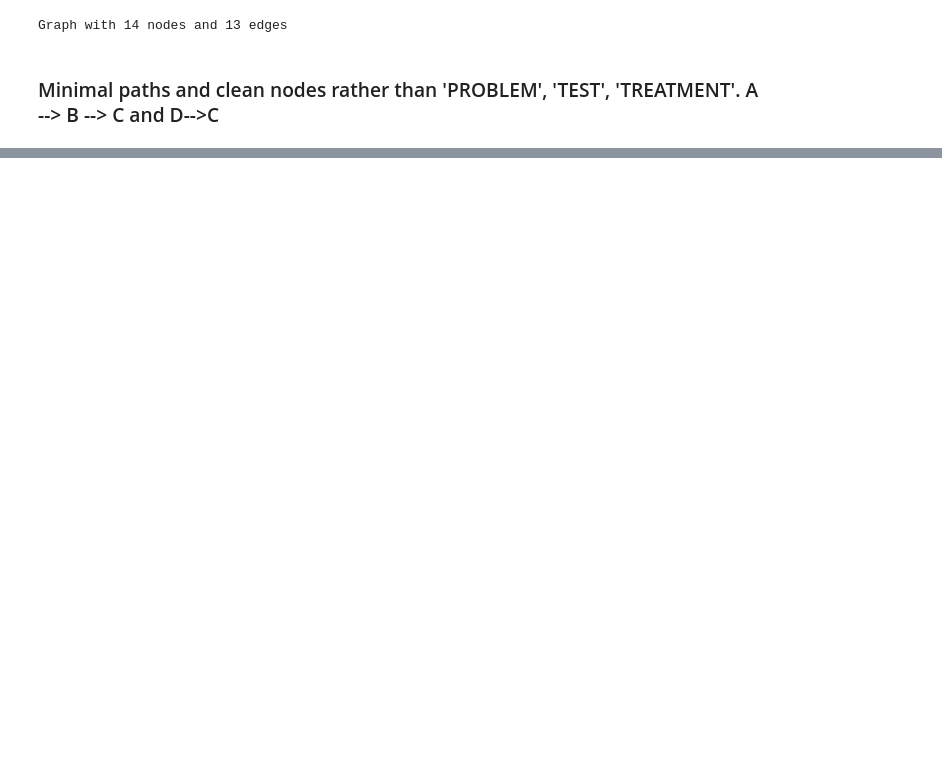
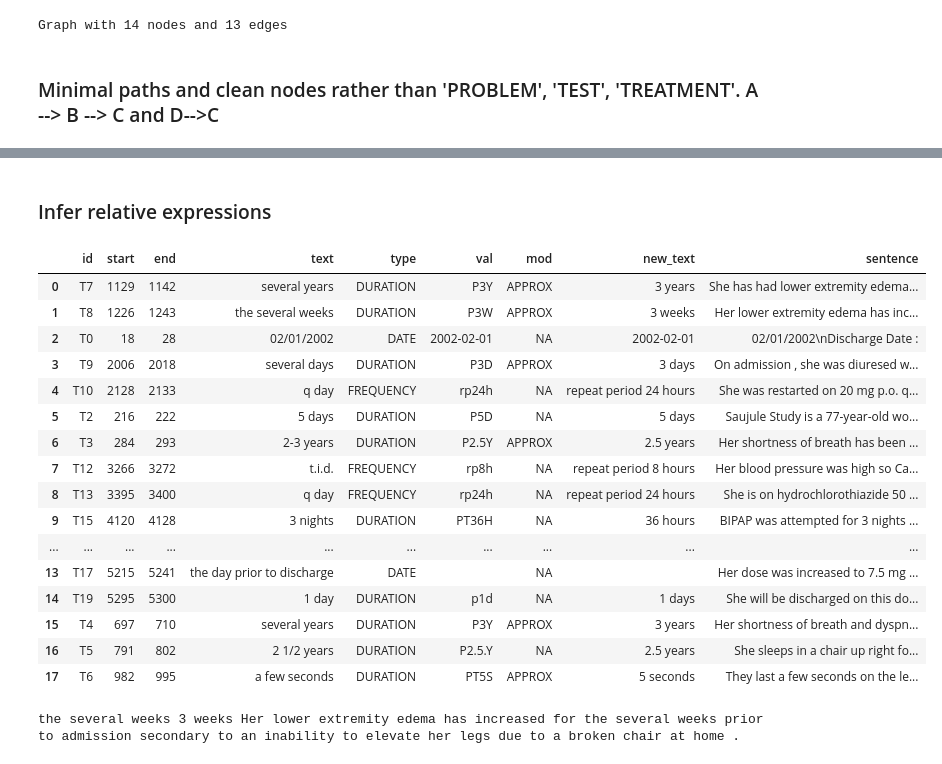
Before and after one commit to wtgme/Temporal_relation, a Jupyter notebook: data_builder.ipynb, the cells around one changed output, grey strips where cells are left out. Saved outputs shown, nothing was run; the diff lists cells and outputs as text; code cells hidden in the pictures; blank space fills up the shorter version.

```diff
--- a/data_builder.ipynb
+++ b/data_builder.ipynb
@@ -365,3 +418,6 @@ def remove_redundant_edges(G):
     return G
 # %%
 mergaed_G_clean = remove_redundant_edges(mergaed_G_clean)
+# %%
+node = 'T8'
+print(node, mergaed_G_clean.nodes[node])
@@ -604,0 +680,2 @@ Path 7: any pleural chest pain -- before --> [02/01/2002]
+# %% [markdown]
+### Infer relative expressions
@@ -604,0 +767,60 @@ Path 7: any pleural chest pain -- before --> [02/01/2002]
+# %%
+def section_time(doc_id, data, section='all'):
+    text = data[doc_id]['ClinicalNarrativeTemporalAnnotation']['TEXT']
+
+    history_start = text.index('HISTORY OF PRESENT ILLNESS ')
+    substrings = ['HOSPITAL COURSE']
+    history_end = find_first_regex(text, substrings)
+
+    sect_start, sect_end = 0, len(text)
+    if section == 'history':
+        sect_start, sect_end = history_start, history_end
+    elif section == 'other':
+        sect_start, sect_end = history_end, len(text)
+    # print(text[sect_start:sect_end])
+
+    # Remove duplicated admission and discharge time.
+    # adm_dis = pd.DataFrame(data[doc_id]['ClinicalNarrativeTemporalAnnotation']['TAGS']['SECTIME'])
+    times = pd.DataFrame(data[doc_id]['ClinicalNarrativeTemporalAnnotation']['TAGS']['TIMEX3'])
+    times['start'] = times['start'].astype(int)
+    times['end'] = times['end'].astype(int)
+    if section == 'history':
+        times = times.loc[((times['start']>=sect_start) & (times['end']<=sect_end)) | (times['id']=='T0')]
+    elif section == 'other':
+        times = times.loc[((times['start']>=sect_start) & (times['end']<=sect_end))| (times['id']=='T1')]
+    else:
+        times = times.loc[((times['start']>=sect_start) & (times['end']<=sect_end))| (times['id'].isin(['T0', 'T1']))]
+
+    times['new_text'] = times['val'].apply(extract_duration)
+    times['sentence'] = times.apply(lambda row: find_boundary_newlines(text, row['start'], row['end']), axis=1)
+    return times, text[:history_start] + text[sect_start:sect_end]
+
+    # return G, text[sect_start:sect_end]
+# %%
+times, context = section_time('36.xml', train_data)
+# %%
+times
+# %% [output]
+|  | id | start | end | text | type | val | mod | new_text | sentence |
+| 0 | T7 | 1129 | 1142 | several years | DURATION | P3Y | APPROX | 3 years | She has had lower extremity edema... |
+| 1 | T8 | 1226 | 1243 | the several weeks | DURATION | P3W | APPROX | 3 weeks | Her lower extremity edema has inc... |
+| 2 | T0 | 18 | 28 | 02/01/2002 | DATE | 2002-02-01 | NA | 2002-02-01 | 02/01/2002\nDischarge Date : |
+| 3 | T9 | 2006 | 2018 | several days | DURATION | P3D | APPROX | 3 days | On admission , she was diuresed w... |
+| 4 | T10 | 2128 | 2133 | q day | FREQUENCY | rp24h | NA | repeat period 24 hours | She was restarted on 20 mg p.o. q... |
+| 5 | T2 | 216 | 222 | 5 days | DURATION | P5D | NA | 5 days | Saujule Study is a 77-year-old wo... |
+| 6 | T3 | 284 | 293 | 2-3 years | DURATION | P2.5Y | APPROX | 2.5 years | Her shortness of breath has been ... |
+| 7 | T12 | 3266 | 3272 | t.i.d. | FREQUENCY | rp8h | NA | repeat period 8 hours | Her blood pressure was high so Ca... |
+| 8 | T13 | 3395 | 3400 | q day | FREQUENCY | rp24h | NA | repeat period 24 hours | She is on hydrochlorothiazide 50 ... |
+| 9 | T15 | 4120 | 4128 | 3 nights | DURATION | PT36H | NA | 36 hours | BIPAP was attempted for 3 nights ... |
+| ... | ... | ... | ... | ... | ... | ... | ... | ... | ... |
+| 13 | T17 | 5215 | 5241 | the day prior to discharge | DATE |  | NA |  | Her dose was increased to 7.5 mg ... |
+| 14 | T19 | 5295 | 5300 | 1 day | DURATION | p1d | NA | 1 days | She will be discharged on this do... |
+| 15 | T4 | 697 | 710 | several years | DURATION | P3Y | APPROX | 3 years | Her shortness of breath and dyspn... |
+| 16 | T5 | 791 | 802 | 2 1/2 years | DURATION | P2.5.Y | NA | 2.5 years | She sleeps in a chair up right fo... |
+| 17 | T6 | 982 | 995 | a few seconds | DURATION | PT5S | APPROX | 5 seconds | They last a few seconds on the le... |
+# %%
+row = times.iloc[1]
+time_exp, new_text, sentence = row['text'], row['new_text'], row['sentence']
+print(time_exp, new_text, sentence)
+# %% [output]
+the several weeks 3 weeks Her lower extremity edema has increased for the several weeks prior to admission secondary to an inability to elevate her legs due to a broken chair at home .
```
Also changed, not shown: parts of 33 cells of this notebook, 1 other file.
